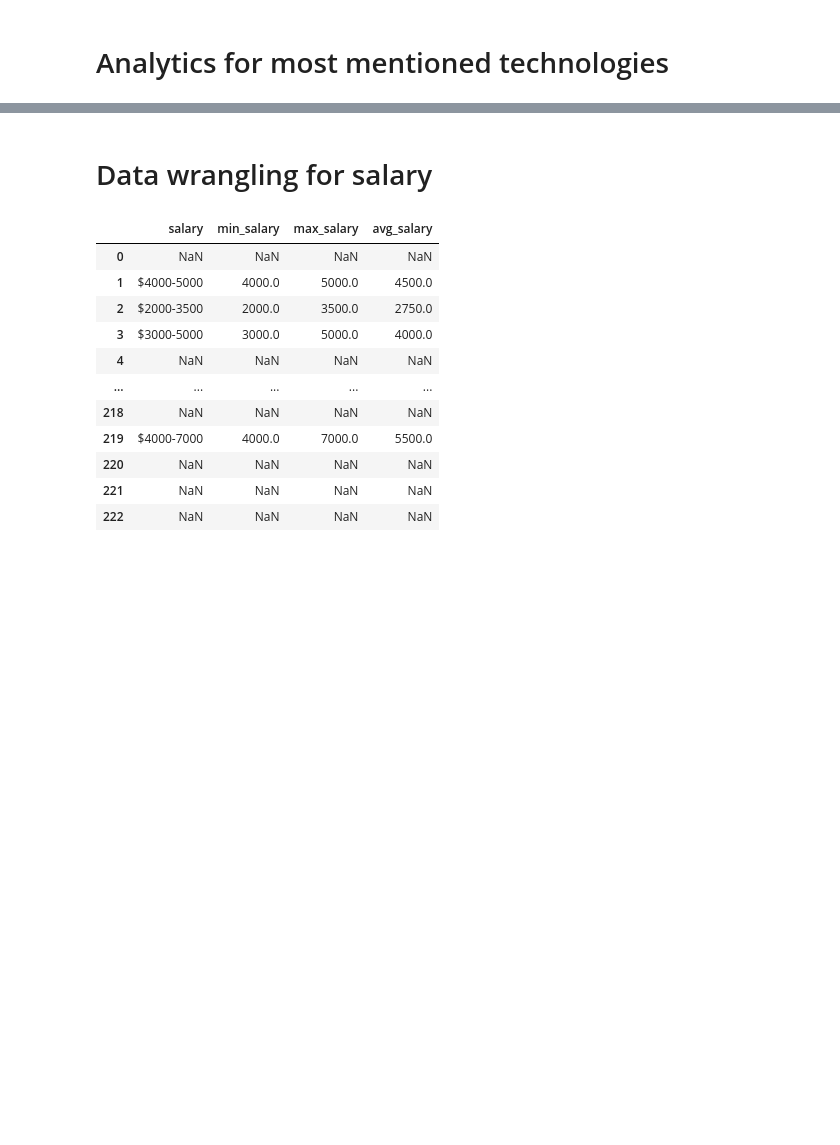
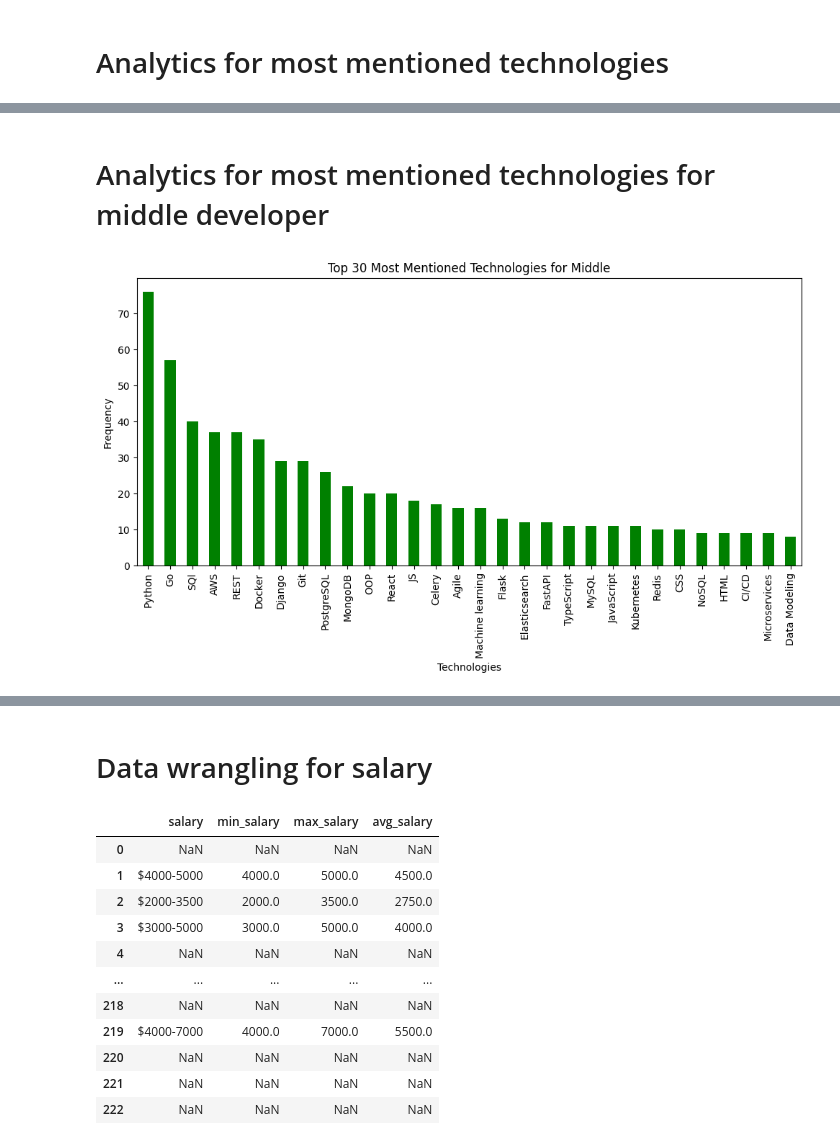
Before and after one commit to innyshka/scrape-djinni, a Jupyter notebook: analytics/vacansies_analytics.ipynb, the cells around one changed output, grey strips where cells are left out. Cells and saved outputs as stored; diff of their text form; code cells hidden in the pictures; blank space fills up the shorter version.

```diff
--- a/analytics/vacansies_analytics.ipynb
+++ b/analytics/vacansies_analytics.ipynb
@@ -79,0 +108,6 @@ plt.show()
+# %% [markdown]
+# Analytics for most mentioned technologies for middle developer
+# %%
+get_top_technologies_by_experience(vacancies, 3, 5, "Top 30 Most Mentioned Technologies for Middle")
+# %% [output]
+[figure, added]
```
Also changed, not shown: parts of 9 cells of this notebook.
